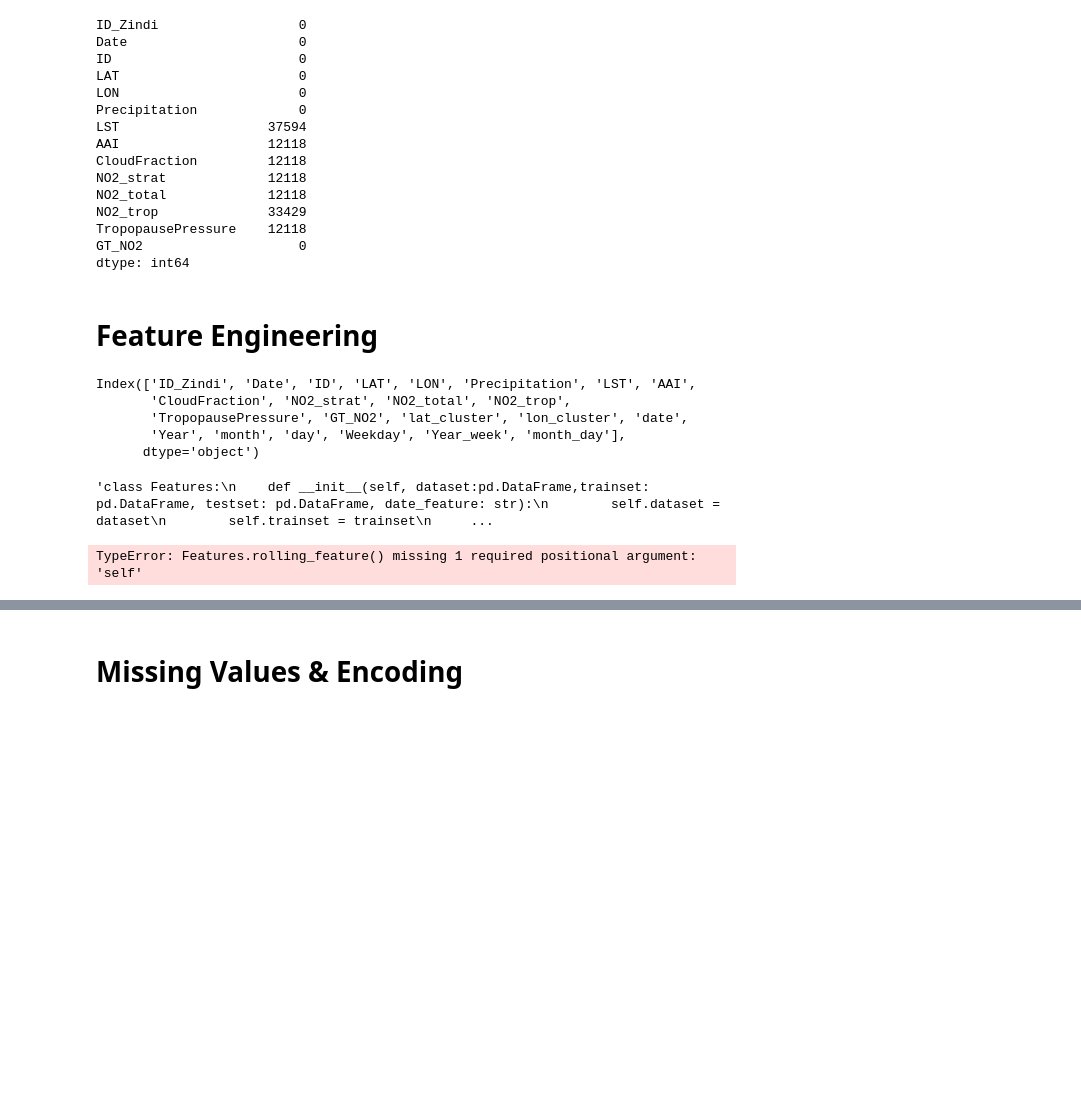
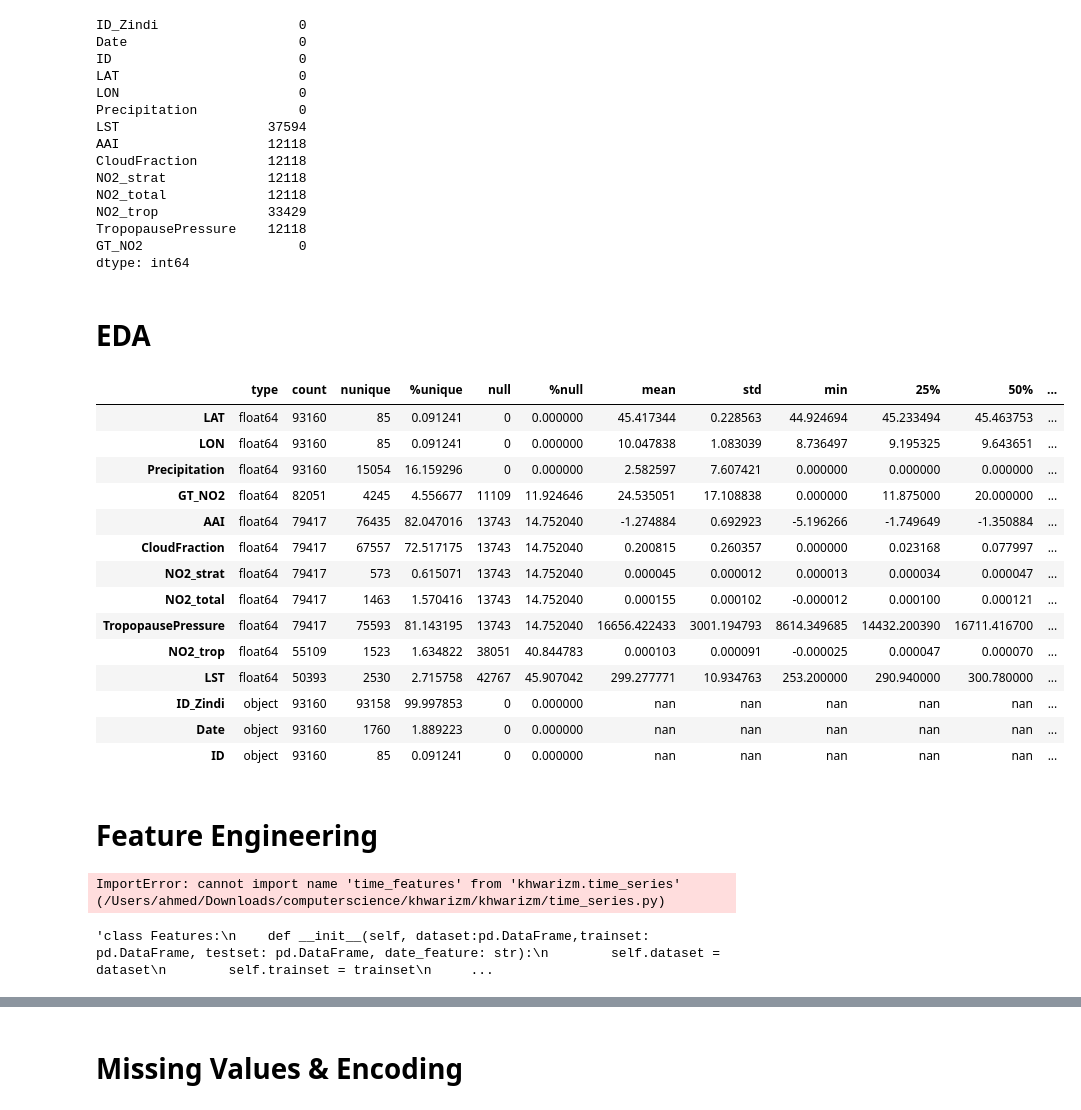
Before and after one commit to A7med7x7/khwarizm, a Jupyter notebook: main.ipynb, the cells around one changed output, grey strips where cells are left out. Cells and saved outputs as stored; diff of their text form; code cells hidden in the pictures; blank space fills up the shorter version.

```diff
--- a/main.ipynb
+++ b/main.ipynb
@@ -15,14 +11,15 @@ from lightgbm import LGBMRegressor
 from sklearn.metrics import mean_squared_error
 
 class CFG:
-  data_folder ="/workspaces/khwarizm/data/"
+  data_folder ="/Users/ahmed/Downloads/computerscience/khwarizm/data/"
 
 def reading_data(path: str) -> pd.DataFrame:
   train = pd.read_csv(path + 'Train.csv')
   test = pd.read_csv(path + 'Test.csv')
-  return train,test
+  df = pd.concat([train,test])
+  return train,test,df
 
-train,test = reading_data(CFG.data_folder)
+train,test,df = reading_data(CFG.data_folder)
 
 groups = train['ID']
 test_id = test['ID_Zindi']
@@ -55,6 +52,30 @@ NO2_trop              33429
 TropopausePressure    12118
 GT_NO2                    0
 dtype: int64
+# %% [markdown]
+# EDA
+# %%
+from khwarizm.reports import Reports
+
+model = RandomForestRegressor(random_state =seed)
+report_instance = Reports(dataset=df,trainset=train,testset=test,target='GT_NO2')
+report_instance.reportfirst()
+# %% [output]
+|  | type | count | nunique | %unique | null | %null | mean | std | min | 25% | 50% | ... |
+| LAT | float64 | 93160 | 85 | 0.091241 | 0 | 0.000000 | 45.417344 | 0.228563 | 44.924694 | 45.233494 | 45.463753 | ... |
+| LON | float64 | 93160 | 85 | 0.091241 | 0 | 0.000000 | 10.047838 | 1.083039 | 8.736497 | 9.195325 | 9.643651 | ... |
+| Precipitation | float64 | 93160 | 15054 | 16.159296 | 0 | 0.000000 | 2.582597 | 7.607421 | 0.000000 | 0.000000 | 0.000000 | ... |
+| GT_NO2 | float64 | 82051 | 4245 | 4.556677 | 11109 | 11.924646 | 24.535051 | 17.108838 | 0.000000 | 11.875000 | 20.000000 | ... |
+| AAI | float64 | 79417 | 76435 | 82.047016 | 13743 | 14.752040 | -1.274884 | 0.692923 | -5.196266 | -1.749649 | -1.350884 | ... |
+| CloudFraction | float64 | 79417 | 67557 | 72.517175 | 13743 | 14.752040 | 0.200815 | 0.260357 | 0.000000 | 0.023168 | 0.077997 | ... |
+| NO2_strat | float64 | 79417 | 573 | 0.615071 | 13743 | 14.752040 | 0.000045 | 0.000012 | 0.000013 | 0.000034 | 0.000047 | ... |
+| NO2_total | float64 | 79417 | 1463 | 1.570416 | 13743 | 14.752040 | 0.000155 | 0.000102 | -0.000012 | 0.000100 | 0.000121 | ... |
+| TropopausePressure | float64 | 79417 | 75593 | 81.143195 | 13743 | 14.752040 | 16656.422433 | 3001.194793 | 8614.349685 | 14432.200390 | 16711.416700 | ... |
+| NO2_trop | float64 | 55109 | 1523 | 1.634822 | 38051 | 40.844783 | 0.000103 | 0.000091 | -0.000025 | 0.000047 | 0.000070 | ... |
+| LST | float64 | 50393 | 2530 | 2.715758 | 42767 | 45.907042 | 299.277771 | 10.934763 | 253.200000 | 290.940000 | 300.780000 | ... |
+| ID_Zindi | object | 93160 | 93158 | 99.997853 | 0 | 0.000000 | nan | nan | nan | nan | nan | ... |
+| Date | object | 93160 | 1760 | 1.889223 | 0 | 0.000000 | nan | nan | nan | nan | nan | ... |
+| ID | object | 93160 | 85 | 0.091241 | 0 | 0.000000 | nan | nan | nan | nan | nan | ... |
 # %% [markdown]
 # Feature Engineering
 # %%
@@ -87,11 +108,7 @@ for df in (train,test):
 
 train.columns
 # %% [output]
-Index(['ID_Zindi', 'Date', 'ID', 'LAT', 'LON', 'Precipitation', 'LST', 'AAI',
-       'CloudFraction', 'NO2_strat', 'NO2_total', 'NO2_trop',
-       'TropopausePressure', 'GT_NO2', 'lat_cluster', 'lon_cluster', 'date',
-       'Year', 'month', 'day', 'Weekday', 'Year_week', 'month_day'],
-      dtype='object')
+ImportError: cannot import name 'time_features' from 'khwarizm.time_series' (/Users/ahmed/Downloads/computerscience/khwarizm/khwarizm/time_series.py)
 # %%
 """class Features:
     def __init__(self, dataset:pd.DataFrame,trainset: pd.DataFrame, testset: pd.DataFrame, date_feature: str):
@@ -111,6 +128,4 @@ from khwarizm.time_series import Features
 
 df = pd.concat([train, test])
 features = Features(dataset=df, trainset=train, testset=test, date_feature='Date')
-train, test = features.rolling_feature(feature='NO2_trop', window=60)
+train, test = features.rolling_feature(feature='NO2_trop', window=60,func='max')
-# %% [output]
-TypeError: Features.rolling_feature() missing 1 required positional argument: 'self'
```
Also changed, not shown: parts of 16 cells of this notebook, 3 other files.
